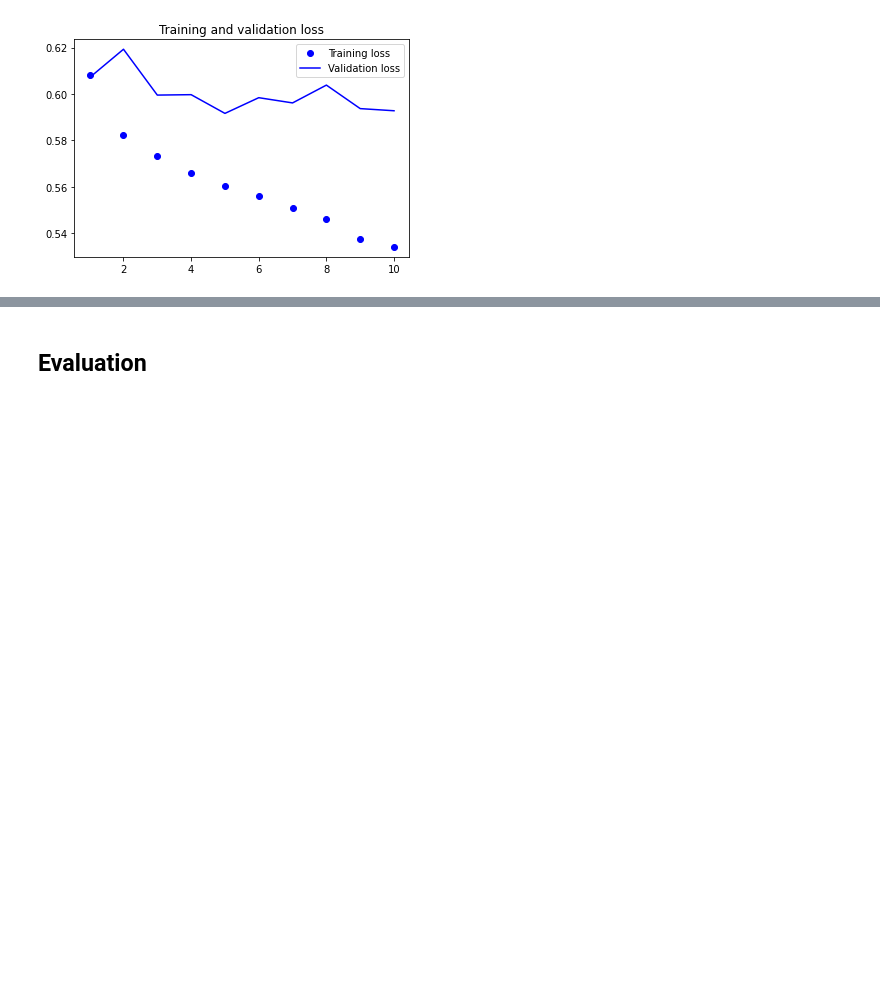
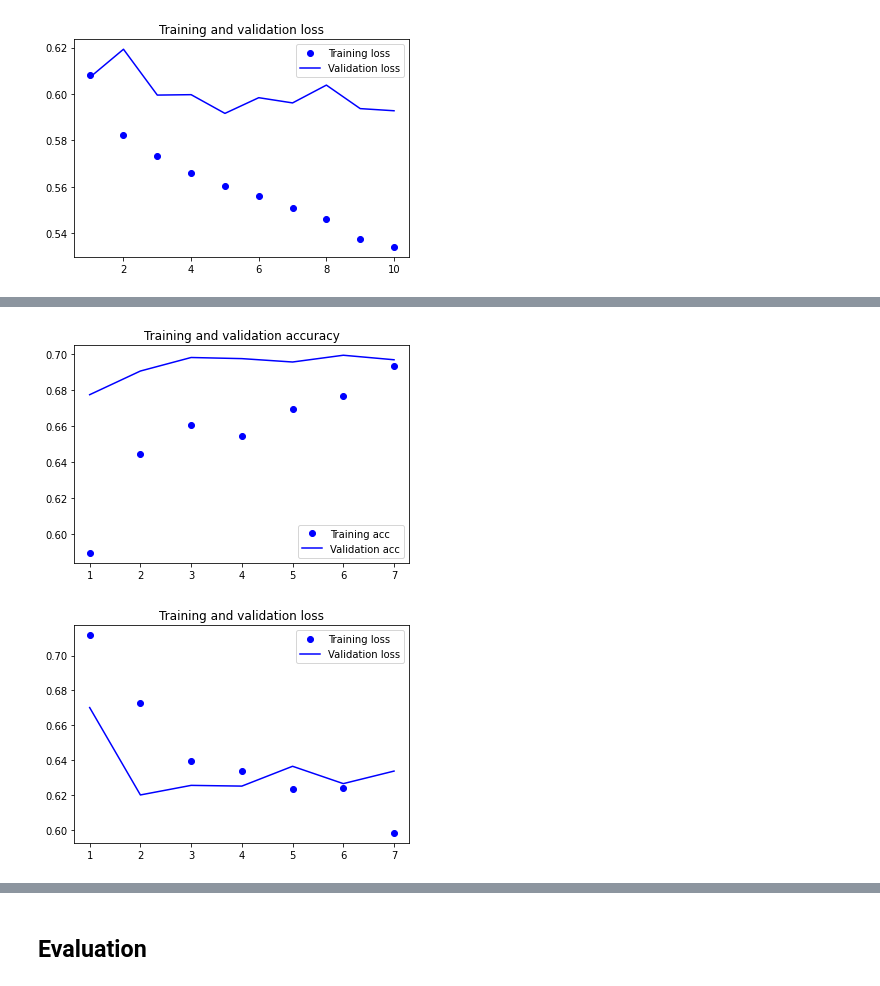
Before and after one commit to daviddsouza2000/CSI4106-project, a Jupyter notebook: project.ipynb, the cells around one changed output, grey strips where cells are left out. Saved outputs shown, nothing was run; the diff lists cells and outputs as text; code cells hidden in the pictures; blank space fills up the shorter version.

```diff
--- a/project.ipynb
+++ b/project.ipynb
@@ -424,0 +479,20 @@ plt.show()
+# %%
+acc = history3.history['accuracy']
+val_acc = history3.history['val_accuracy']
+loss = history3.history['loss']
+val_loss = history3.history['val_loss']
+epochs = range(1, len(acc) + 1)
+
+plt.plot(epochs, acc, 'bo', label='Training acc')
+plt.plot(epochs, val_acc, 'b', label='Validation acc')
+plt.title('Training and validation accuracy')
+plt.legend()
+plt.figure()
+plt.plot(epochs, loss, 'bo', label='Training loss')
+plt.plot(epochs, val_loss, 'b', label='Validation loss')
+plt.title('Training and validation loss')
+plt.legend()
+plt.show()
+# %% [output]
+[figure, added]
+[figure, added]
```
Also changed, not shown: parts of 7 cells of this notebook, 1 other file.
